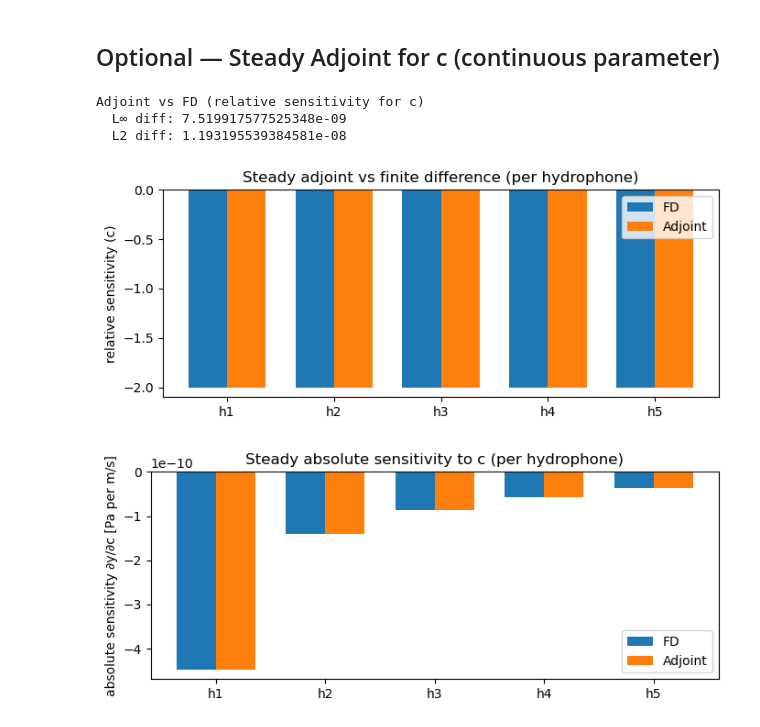
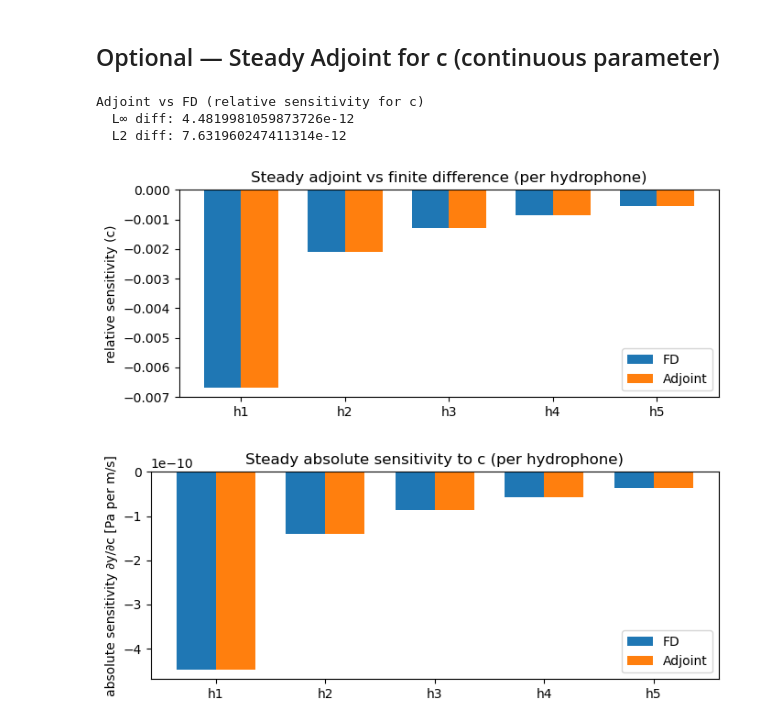
Before and after one commit to cwardlaw8/SonarSim, a Jupyter notebook: PM2_TaskD.ipynb, the cells around one changed output. Drawn from its saved outputs; the diff is of its cells as text; code cells hidden in the pictures.

```diff
--- a/PM2_TaskD.ipynb
+++ b/PM2_TaskD.ipynb
@@ -327,6 +327,7 @@ try:
 except NameError:
     from getParam_Sonar import getParam_Sonar
     Nx, Nz, Lx, Lz = 20, 10, 100, 50
+    # Nx, Nz, Lx, Lz = 20, 40, 100, 200
     p, *_ = getParam_Sonar(Nx, Nz, Lx, Lz, UseSparseMatrices=True)
 
 Nx, Nz = p['Nx'], p['Nz']
@@ -375,40 +376,41 @@ for i in range(H):
 dJ_dc = np.array(dJ_dc)
 
 # Relative adjoint sensitivity per hydrophone
-eps = 1e-16
+# eps = 1e-16
+eps = 1e-4
 Srel_adj = (dJ_dc * p['c']) / (np.abs(y0) + eps)
 
 # Finite difference baseline (if dp_map from earlier is present, use it)
 try:
     dp_fd = dp_map['c']
 except Exception:
     dp_fd = 1e-4 * p['c']
 pp = rebuild_params_like(p, c=p['c'] + dp_fd)
 pm = rebuild_params_like(p, c=p['c'] - dp_fd)
 y_pp = compute_y(pp, u0=u0).flatten()
 y_pm = compute_y(pm, u0=u0).flatten()
 Srel_fd = ((y_pp - y_pm) / (2*dp_fd)) * (p['c'] / (np.abs(y0) + eps))
 
 print('Adjoint vs FD (relative sensitivity for c) ')
 print('  L∞ diff:', float(np.max(np.abs(Srel_adj - Srel_fd))))
 print('  L2 diff:', float(np.linalg.norm(Srel_adj - Srel_fd)))
 
 # Plot comparison per hydrophone
 labels = [f'h{i+1}' for i in range(H)]
 xpos = np.arange(H)
 plt.figure(figsize=(7,3))
 plt.bar(xpos-0.18, Srel_fd, width=0.36, label='FD')
 plt.bar(xpos+0.18, Srel_adj, width=0.36, label='Adjoint')
 plt.axhline(0, color='k', linewidth=0.5)
 plt.xticks(xpos, labels)
 plt.ylabel('relative sensitivity (c)')
 plt.title('Steady adjoint vs finite difference (per hydrophone)')
 plt.legend(); plt.tight_layout(); plt.show()
 # %% [output]
 Adjoint vs FD (relative sensitivity for c)
-  L∞ diff: 7.519917577525348e-09
-  L2 diff: 1.193195539384581e-08
+  L∞ diff: 4.4819981059873726e-12
+  L2 diff: 7.631960247411314e-12
-[figure, old version]
+[figure, new version]
 # %%
 # Absolute (steady) sensitivity for c — per hydrophone (FD vs Adjoint)
 import numpy as np
```
